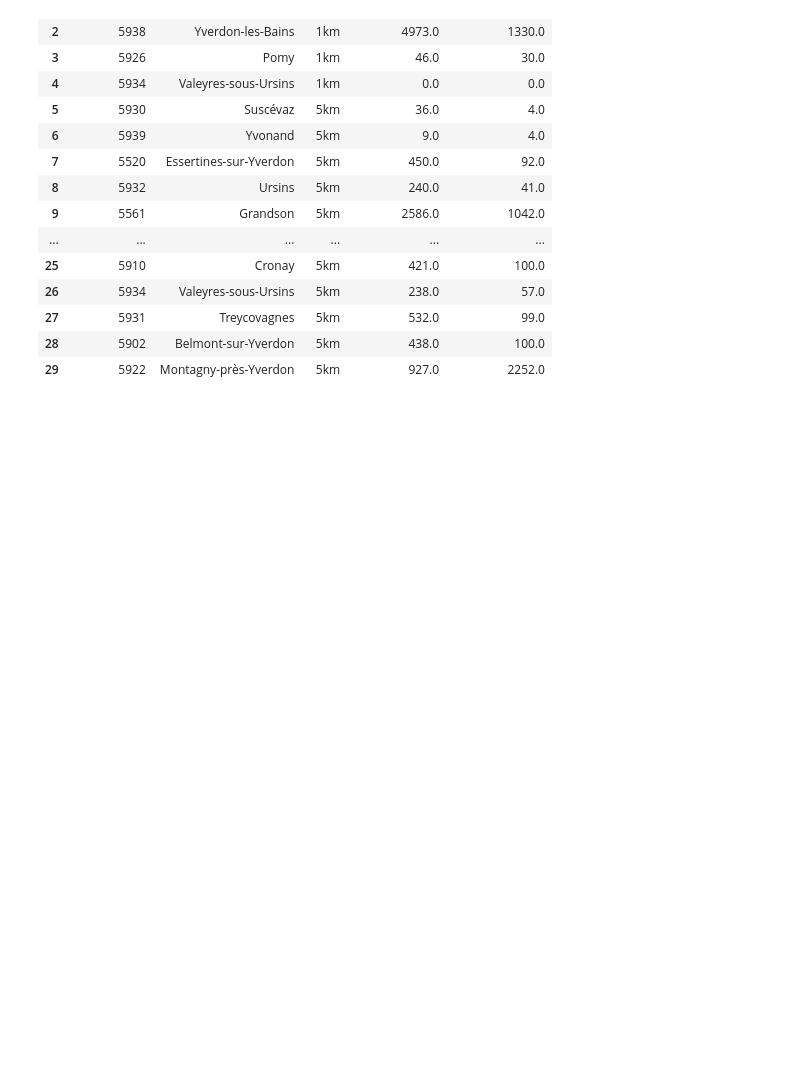
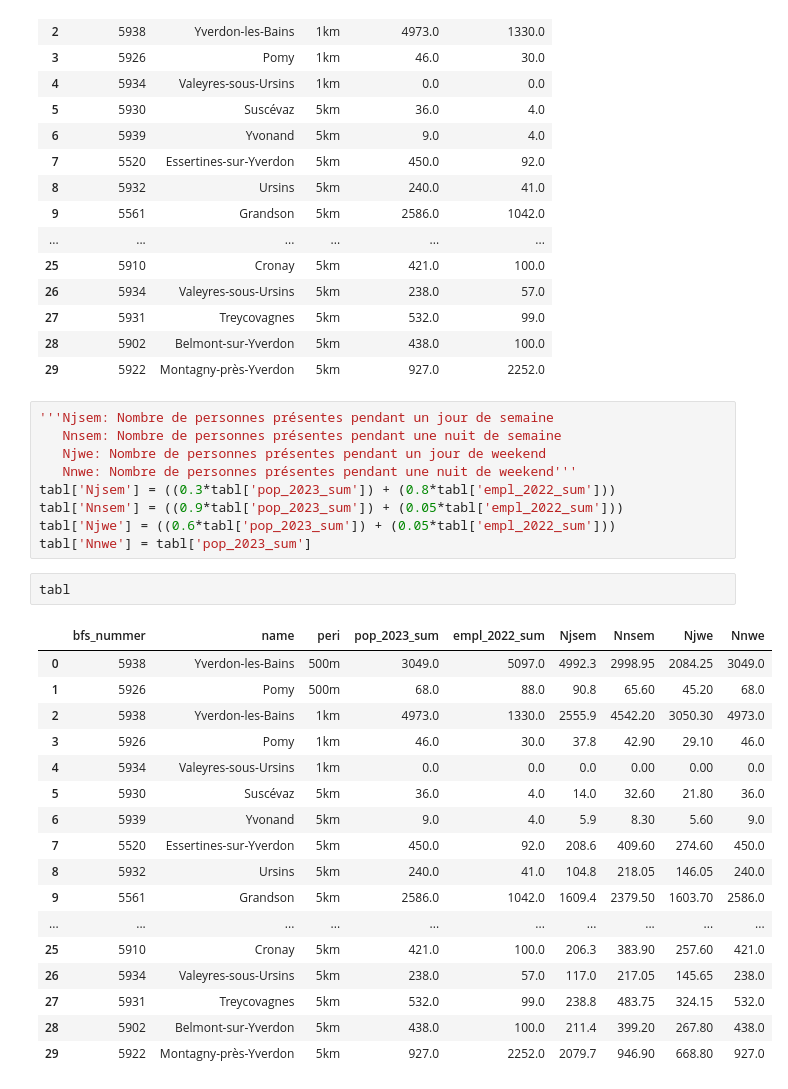
Before and after one commit to Luca-wirthner/2024_Geoinformatique_I, a Jupyter notebook: script_zones_tampons.ipynb, the cells around one changed output. Saved outputs shown, nothing was run; the diff lists cells and outputs as text; blank space fills up the shorter version.

```diff
--- a/script_zones_tampons.ipynb
+++ b/script_zones_tampons.ipynb
@@ -169,3 +169,32 @@ tabl
 | 27 | 5931 | Treycovagnes | 5km | 532.0 | 99.0 |
 | 28 | 5902 | Belmont-sur-Yverdon | 5km | 438.0 | 100.0 |
 | 29 | 5922 | Montagny-près-Yverdon | 5km | 927.0 | 2252.0 |
+# %%
+'''Njsem: Nombre de personnes présentes pendant un jour de semaine
+   Nnsem: Nombre de personnes présentes pendant une nuit de semaine
+   Njwe: Nombre de personnes présentes pendant un jour de weekend
+   Nnwe: Nombre de personnes présentes pendant une nuit de weekend'''
+tabl['Njsem'] = ((0.3*tabl['pop_2023_sum']) + (0.8*tabl['empl_2022_sum']))
+tabl['Nnsem'] = ((0.9*tabl['pop_2023_sum']) + (0.05*tabl['empl_2022_sum']))
+tabl['Njwe'] = ((0.6*tabl['pop_2023_sum']) + (0.05*tabl['empl_2022_sum']))
+tabl['Nnwe'] = tabl['pop_2023_sum']
+# %%
+tabl
+# %% [output]
+|  | bfs_nummer | name | peri | pop_2023_sum | empl_2022_sum | Njsem | Nnsem | Njwe | Nnwe |
+| 0 | 5938 | Yverdon-les-Bains | 500m | 3049.0 | 5097.0 | 4992.3 | 2998.95 | 2084.25 | 3049.0 |
+| 1 | 5926 | Pomy | 500m | 68.0 | 88.0 | 90.8 | 65.60 | 45.20 | 68.0 |
+| 2 | 5938 | Yverdon-les-Bains | 1km | 4973.0 | 1330.0 | 2555.9 | 4542.20 | 3050.30 | 4973.0 |
+| 3 | 5926 | Pomy | 1km | 46.0 | 30.0 | 37.8 | 42.90 | 29.10 | 46.0 |
+| 4 | 5934 | Valeyres-sous-Ursins | 1km | 0.0 | 0.0 | 0.0 | 0.00 | 0.00 | 0.0 |
+| 5 | 5930 | Suscévaz | 5km | 36.0 | 4.0 | 14.0 | 32.60 | 21.80 | 36.0 |
+| 6 | 5939 | Yvonand | 5km | 9.0 | 4.0 | 5.9 | 8.30 | 5.60 | 9.0 |
+| 7 | 5520 | Essertines-sur-Yverdon | 5km | 450.0 | 92.0 | 208.6 | 409.60 | 274.60 | 450.0 |
+| 8 | 5932 | Ursins | 5km | 240.0 | 41.0 | 104.8 | 218.05 | 146.05 | 240.0 |
+| 9 | 5561 | Grandson | 5km | 2586.0 | 1042.0 | 1609.4 | 2379.50 | 1603.70 | 2586.0 |
+| ... | ... | ... | ... | ... | ... | ... | ... | ... | ... |
+| 25 | 5910 | Cronay | 5km | 421.0 | 100.0 | 206.3 | 383.90 | 257.60 | 421.0 |
+| 26 | 5934 | Valeyres-sous-Ursins | 5km | 238.0 | 57.0 | 117.0 | 217.05 | 145.65 | 238.0 |
+| 27 | 5931 | Treycovagnes | 5km | 532.0 | 99.0 | 238.8 | 483.75 | 324.15 | 532.0 |
+| 28 | 5902 | Belmont-sur-Yverdon | 5km | 438.0 | 100.0 | 211.4 | 399.20 | 267.80 | 438.0 |
+| 29 | 5922 | Montagny-près-Yverdon | 5km | 927.0 | 2252.0 | 2079.7 | 946.90 | 668.80 | 927.0 |
```
Also changed, not shown: parts of 1 cell of this notebook.
